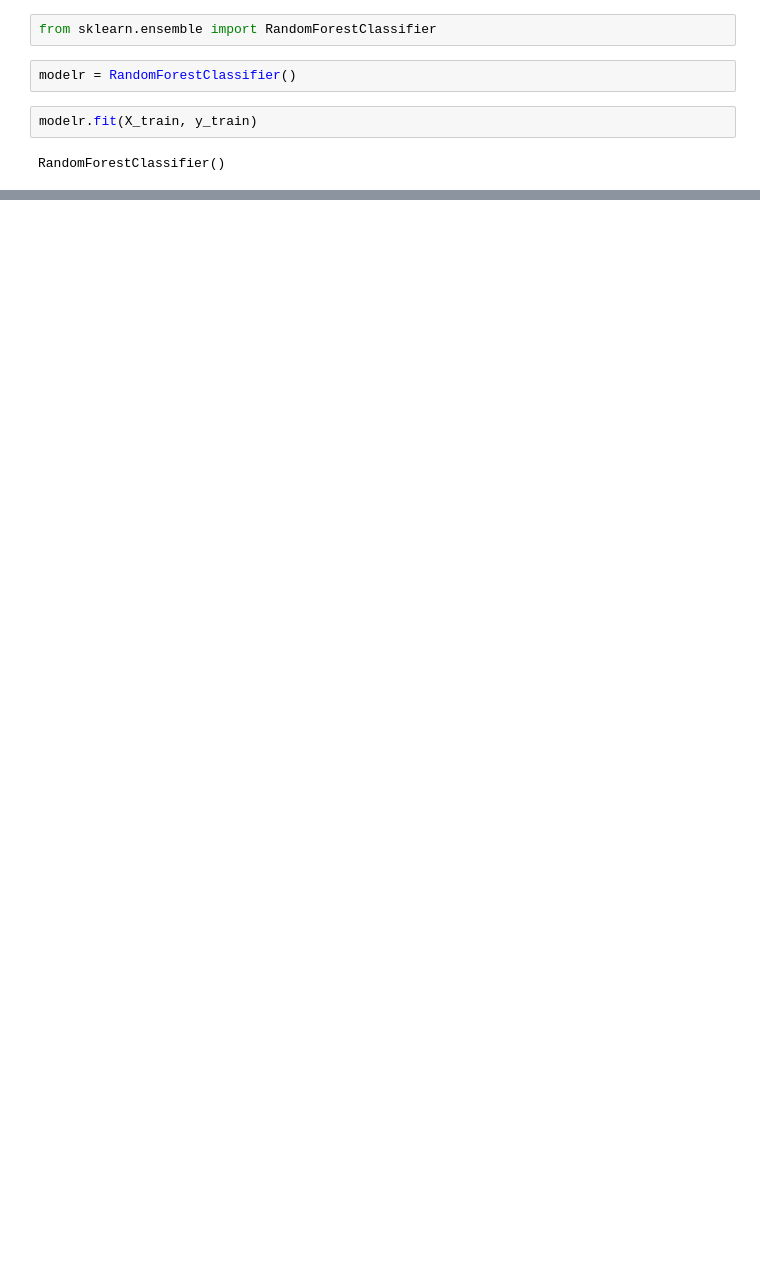
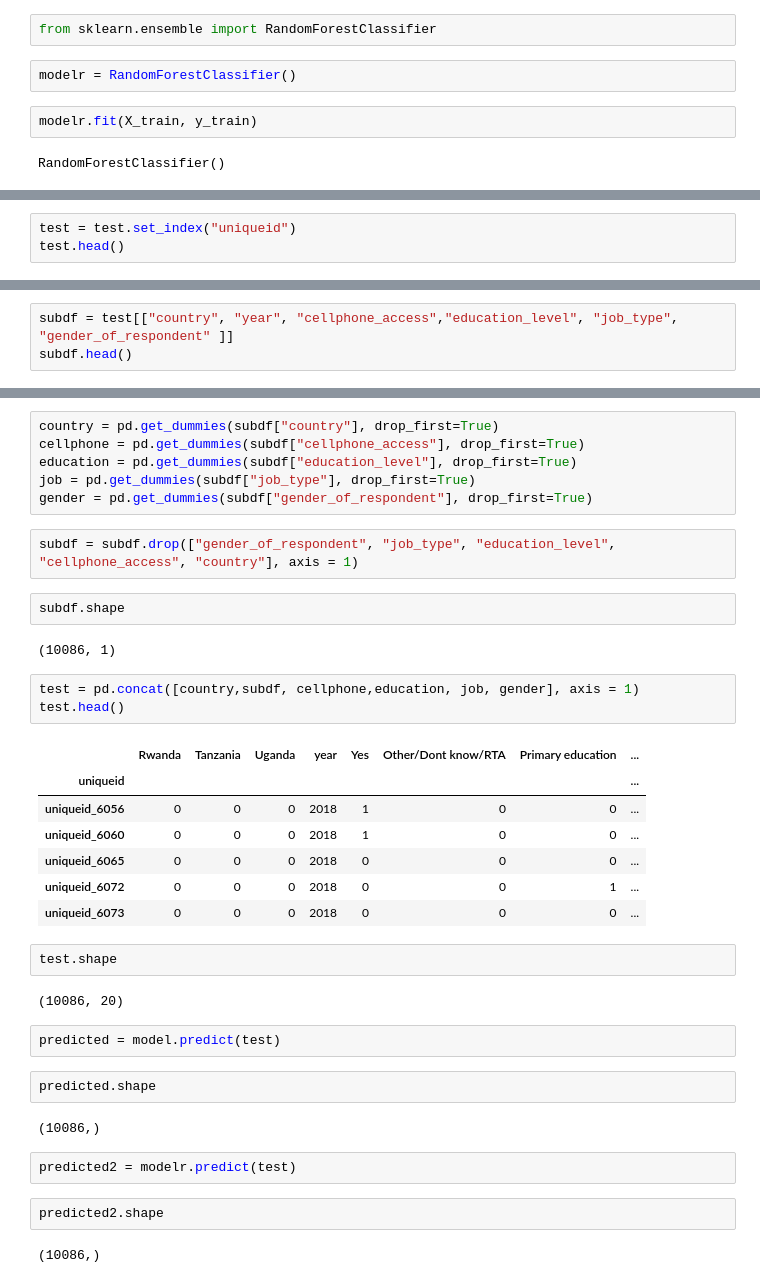
Before and after one commit to MabelOlivia/Data-Science-Projects, a Jupyter notebook: ZINDI- Financial Inclusion in Africa/Financial Inclusion in Africa.ipynb, the cells around one changed output, grey strips where cells are left out. Saved outputs shown, nothing was run; the diff lists cells and outputs as text; blank space fills up the shorter version.

```diff
--- a/ZINDI- Financial Inclusion in Africa/Financial Inclusion in Africa.ipynb
+++ b/ZINDI- Financial Inclusion in Africa/Financial Inclusion in Africa.ipynb
@@ -369,0 +382,3 @@ modelr.score(X_test, y_test)
+# %%
+test = test.set_index("uniqueid")
+test.head()
@@ -369,0 +397,3 @@ modelr.score(X_test, y_test)
+# %%
+subdf = test[["country", "year", "cellphone_access","education_level", "job_type", "gender_of_respondent" ]]
+subdf.head()
@@ -369,0 +422,39 @@ modelr.score(X_test, y_test)
+# %%
+country = pd.get_dummies(subdf["country"], drop_first=True)
+cellphone = pd.get_dummies(subdf["cellphone_access"], drop_first=True)
+education = pd.get_dummies(subdf["education_level"], drop_first=True)
+job = pd.get_dummies(subdf["job_type"], drop_first=True)
+gender = pd.get_dummies(subdf["gender_of_respondent"], drop_first=True)
+# %%
+subdf = subdf.drop(["gender_of_respondent", "job_type", "education_level", "cellphone_access", "country"], axis = 1)
+# %%
+subdf.shape
+# %% [output]
+(10086, 1)
+# %%
+test = pd.concat([country,subdf, cellphone,education, job, gender], axis = 1)
+test.head()
+# %% [output]
+|  | Rwanda | Tanzania | Uganda | year | Yes | Other/Dont know/RTA | Primary education | ... |
+| uniqueid |  |  |  |  |  |  |  | ... |
+| uniqueid_6056 | 0 | 0 | 0 | 2018 | 1 | 0 | 0 | ... |
+| uniqueid_6060 | 0 | 0 | 0 | 2018 | 1 | 0 | 0 | ... |
+| uniqueid_6065 | 0 | 0 | 0 | 2018 | 0 | 0 | 0 | ... |
+| uniqueid_6072 | 0 | 0 | 0 | 2018 | 0 | 0 | 1 | ... |
+| uniqueid_6073 | 0 | 0 | 0 | 2018 | 0 | 0 | 0 | ... |
+# %%
+test.shape
+# %% [output]
+(10086, 20)
+# %%
+predicted = model.predict(test)
+# %%
+predicted.shape
+# %% [output]
+(10086,)
+# %%
+predicted2 = modelr.predict(test)
+# %%
+predicted2.shape
+# %% [output]
+(10086,)
```
Also changed, not shown: parts of 45 cells of this notebook, 4 other files.
